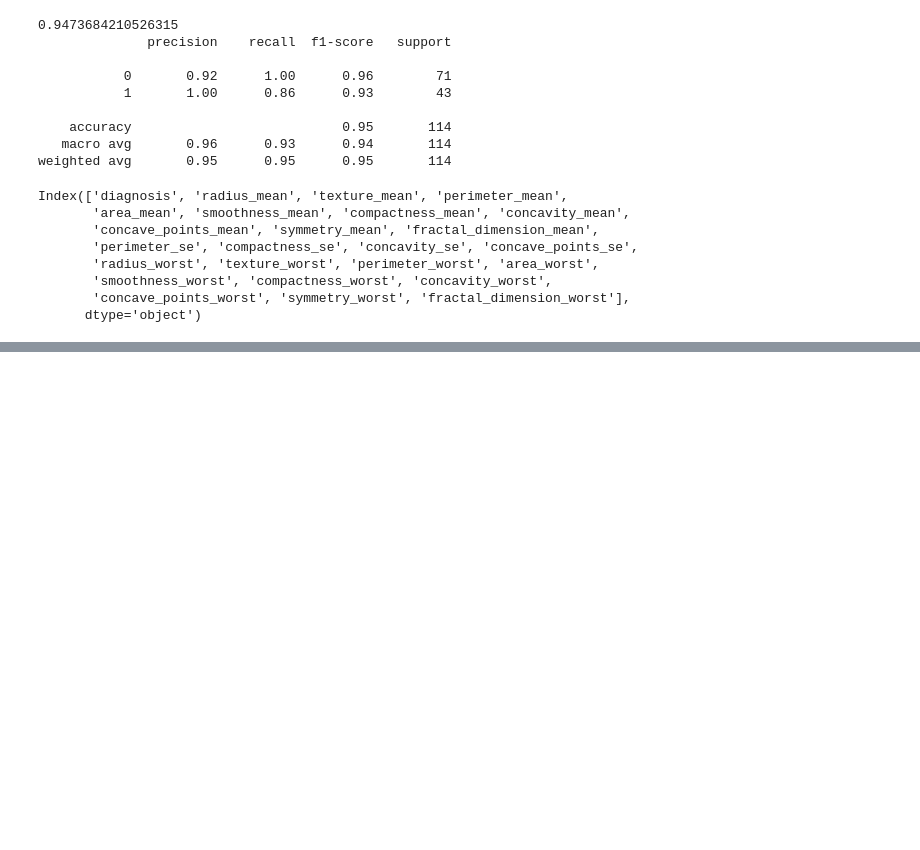
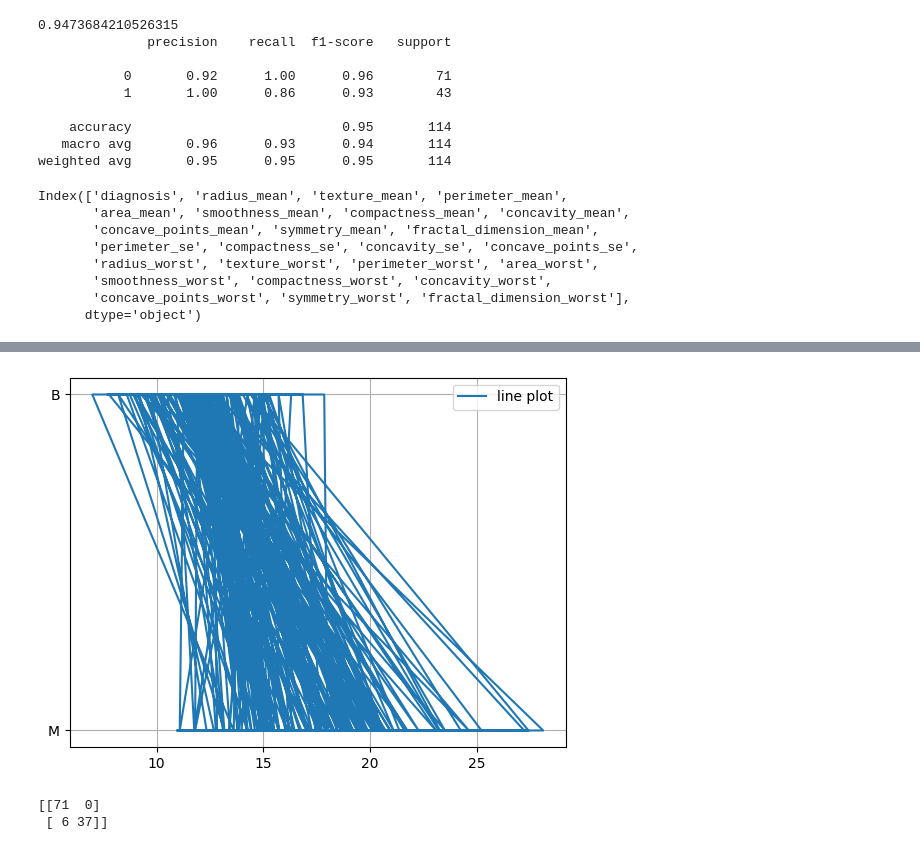
Before and after one commit to NishaimLimbu/classes, a Jupyter notebook: svm.ipynb, the cells around one changed output, grey strips where cells are left out. Cells and saved outputs as stored; diff of their text form; code cells hidden in the pictures; blank space fills up the shorter version.

```diff
--- a/svm.ipynb
+++ b/svm.ipynb
@@ -254,0 +215,19 @@ print(f"Diagnosis is: {predict[0]}")
+# %%
+import matplotlib.pyplot as plt
+plt.plot(data['radius_mean'],data['diagnosis'], label='line plot')
+plt.xlabel=('X')
+plt.ylabel=('Y')
+plt.title=('Breast Cancer')
+plt.legend()
+plt.grid('True')
+plt.show()
+# %% [output]
+[figure, added]
+# %%
+import seaborn as sns
+from sklearn.metrics import confusion_matrix
+cm=confusion_matrix(y_test,y_pred)
+print (cm)
+# %% [output]
+[[71  0]
+ [ 6 37]]
```
Also changed, not shown: parts of 10 cells of this notebook.
